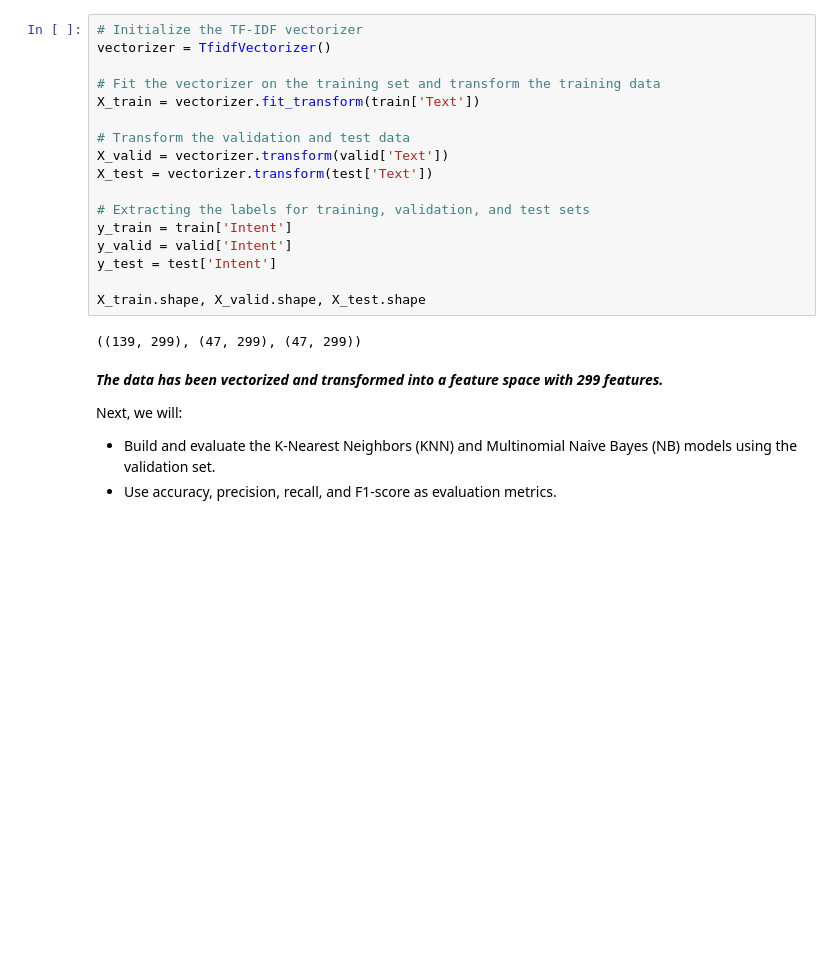
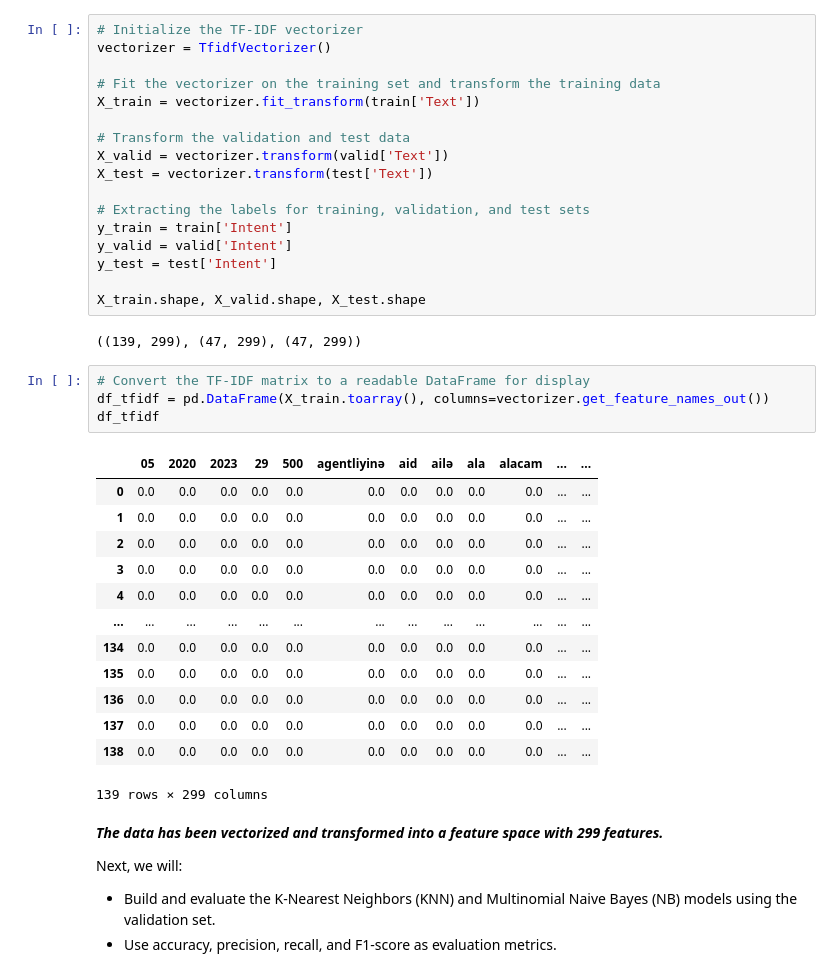
Before and after one commit to GasimV/En-Tez, a Jupyter notebook: EN_TEZ_FINAL_Tuned.ipynb, the cells around one changed output. Saved outputs shown, nothing was run; the diff lists cells and outputs as text; blank space fills up the shorter version.

Commit message:
Convert the TF-IDF matrix to a readable DataFrame for display

```diff
--- a/EN_TEZ_FINAL_Tuned.ipynb
+++ b/EN_TEZ_FINAL_Tuned.ipynb
@@ -178,6 +178,24 @@ y_test = test['Intent']
 X_train.shape, X_valid.shape, X_test.shape
 # %% [output]
 ((139, 299), (47, 299), (47, 299))
+# %%
+# Convert the TF-IDF matrix to a readable DataFrame for display
+df_tfidf = pd.DataFrame(X_train.toarray(), columns=vectorizer.get_feature_names_out())
+df_tfidf
+# %% [output]
+|  | 05 | 2020 | 2023 | 29 | 500 | agentliyinə | aid | ailə | ala | alacam | ... | ... |
+| 0 | 0.0 | 0.0 | 0.0 | 0.0 | 0.0 | 0.0 | 0.0 | 0.0 | 0.0 | 0.0 | ... | ... |
+| 1 | 0.0 | 0.0 | 0.0 | 0.0 | 0.0 | 0.0 | 0.0 | 0.0 | 0.0 | 0.0 | ... | ... |
+| 2 | 0.0 | 0.0 | 0.0 | 0.0 | 0.0 | 0.0 | 0.0 | 0.0 | 0.0 | 0.0 | ... | ... |
+| 3 | 0.0 | 0.0 | 0.0 | 0.0 | 0.0 | 0.0 | 0.0 | 0.0 | 0.0 | 0.0 | ... | ... |
+| 4 | 0.0 | 0.0 | 0.0 | 0.0 | 0.0 | 0.0 | 0.0 | 0.0 | 0.0 | 0.0 | ... | ... |
+| ... | ... | ... | ... | ... | ... | ... | ... | ... | ... | ... | ... | ... |
+| 134 | 0.0 | 0.0 | 0.0 | 0.0 | 0.0 | 0.0 | 0.0 | 0.0 | 0.0 | 0.0 | ... | ... |
+| 135 | 0.0 | 0.0 | 0.0 | 0.0 | 0.0 | 0.0 | 0.0 | 0.0 | 0.0 | 0.0 | ... | ... |
+| 136 | 0.0 | 0.0 | 0.0 | 0.0 | 0.0 | 0.0 | 0.0 | 0.0 | 0.0 | 0.0 | ... | ... |
+| 137 | 0.0 | 0.0 | 0.0 | 0.0 | 0.0 | 0.0 | 0.0 | 0.0 | 0.0 | 0.0 | ... | ... |
+| 138 | 0.0 | 0.0 | 0.0 | 0.0 | 0.0 | 0.0 | 0.0 | 0.0 | 0.0 | 0.0 | ... | ... |
+139 rows × 299 columns
 # %% [markdown]
 ***The data has been vectorized and transformed into a feature space with 299 features.***
 
```
Also changed, not shown: 1 other file.
